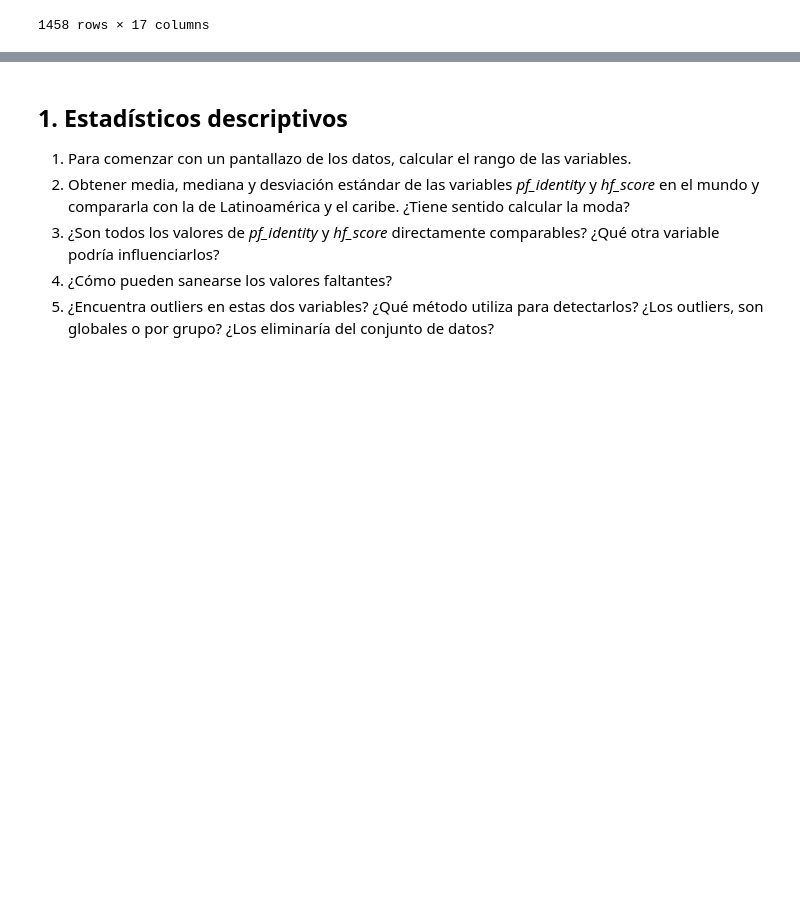
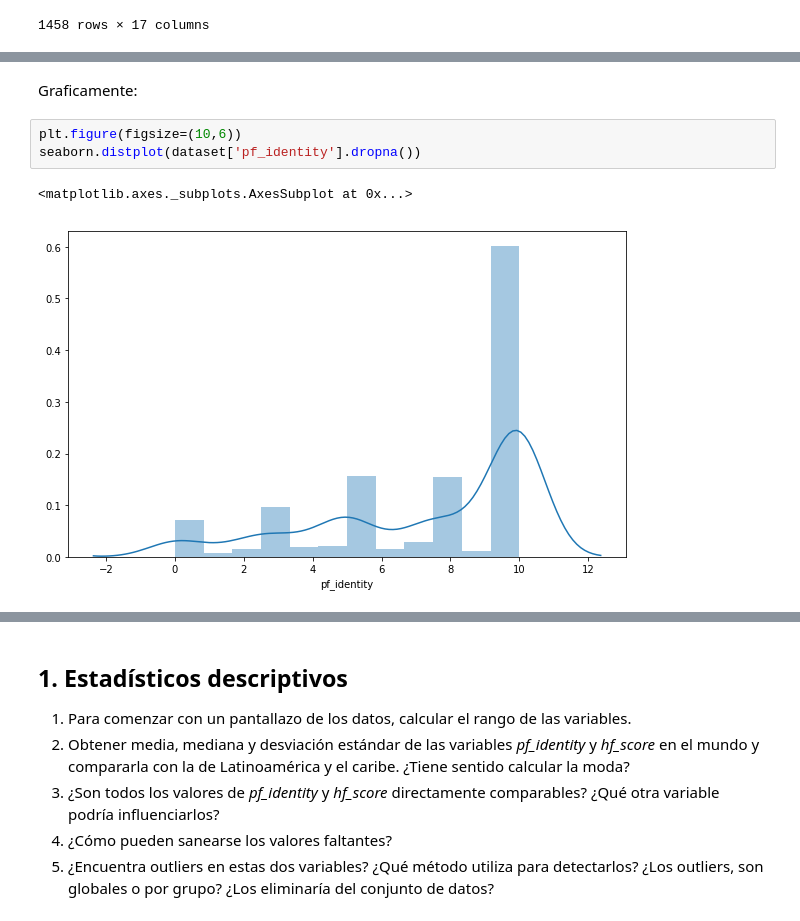
Before and after one commit to manquius/diplodatos_ayv, a Jupyter notebook: 02_practico_Fernando.ipynb, the cells around one changed output, grey strips where cells are left out. Drawn from its saved outputs; the diff is of its cells as text; blank space fills up the shorter version.

```diff
--- a/02_practico_Fernando.ipynb
+++ b/02_practico_Fernando.ipynb
@@ -93,0 +120,8 @@ dataset[important_cols]
+# %% [markdown]
+Graficamente:
+# %%
+plt.figure(figsize=(10,6))
+seaborn.distplot(dataset['pf_identity'].dropna())
+# %% [output]
+<matplotlib.axes._subplots.AxesSubplot at 0x...>
+[figure, added]
```
Also changed, not shown: parts of 18 cells of this notebook.
